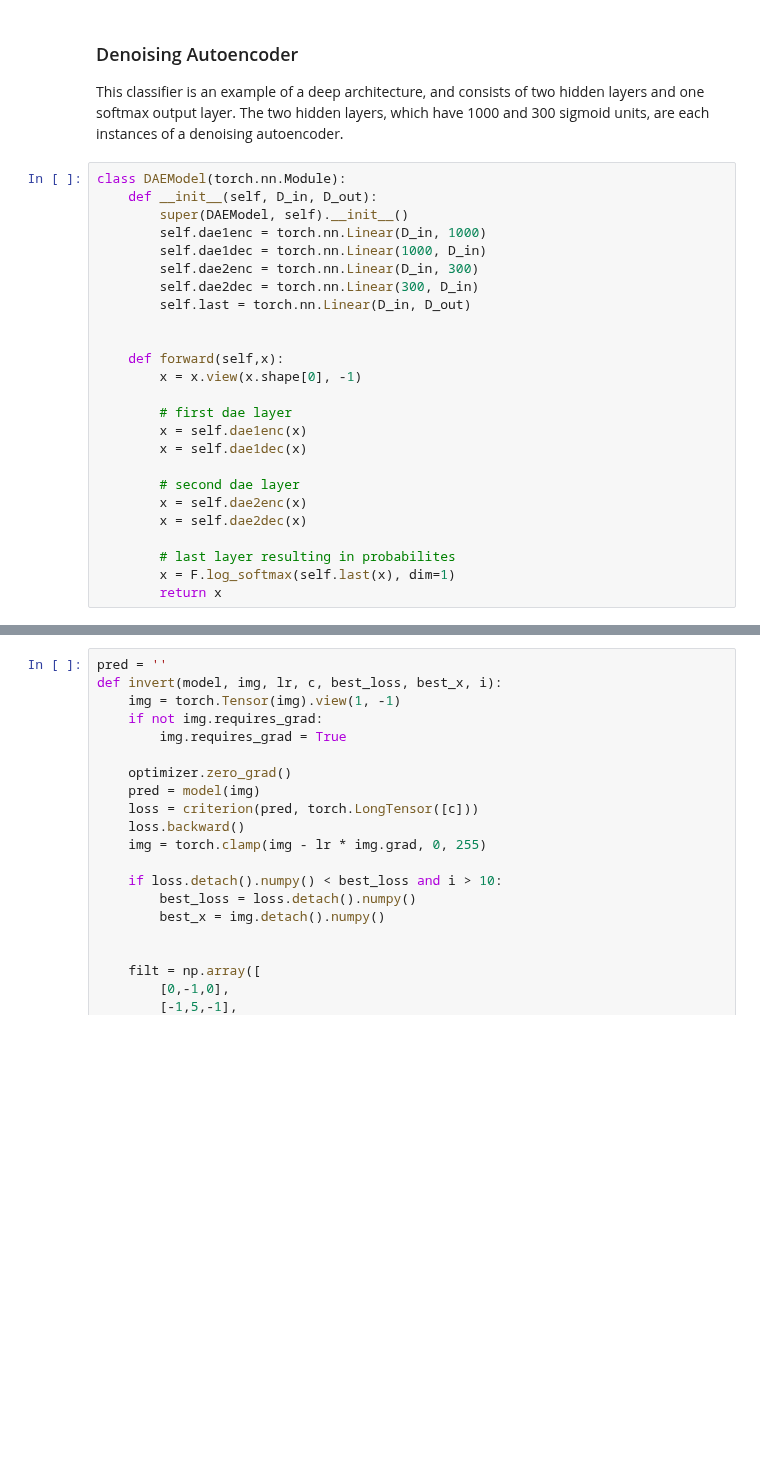
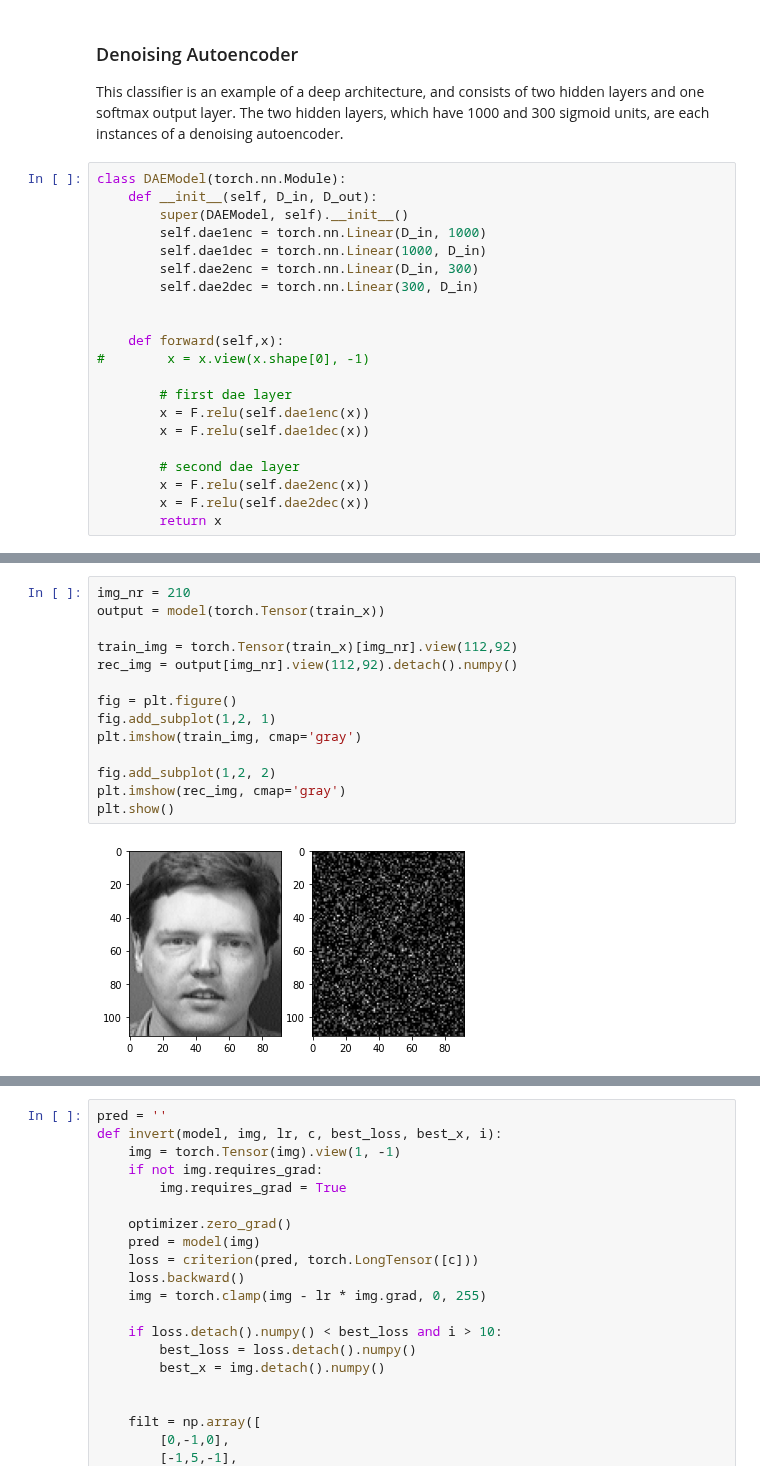
Before and after one commit to omgwenxx/machine_learning, a Jupyter notebook: assignment3/app/inversion.ipynb, the cells around one changed output, grey strips where cells are left out. Saved outputs shown, nothing was run; the diff lists cells and outputs as text; blank space fills up the shorter version.

```diff
--- a/assignment3/app/inversion.ipynb
+++ b/assignment3/app/inversion.ipynb
@@ -96,22 +98,18 @@ class DAEModel(torch.nn.Module):
         self.dae1dec = torch.nn.Linear(1000, D_in)
         self.dae2enc = torch.nn.Linear(D_in, 300)
         self.dae2dec = torch.nn.Linear(300, D_in)
-        self.last = torch.nn.Linear(D_in, D_out)
 
 
     def forward(self,x):
-        x = x.view(x.shape[0], -1)
+#        x = x.view(x.shape[0], -1)
 
         # first dae layer
-        x = self.dae1enc(x)
-        x = self.dae1dec(x)
+        x = F.relu(self.dae1enc(x))
+        x = F.relu(self.dae1dec(x))
 
         # second dae layer
-        x = self.dae2enc(x)
-        x = self.dae2dec(x)
-
-        # last layer resulting in probabilites
-        x = F.log_softmax(self.last(x), dim=1)
+        x = F.relu(self.dae2enc(x))
+        x = F.relu(self.dae2dec(x))
         return x
 # %%
 model = DAEModel(len(train_x[0]), len(classes))
@@ -128,0 +157,16 @@ for i in range(steps):
+# %%
+img_nr = 210
+output = model(torch.Tensor(train_x))
+
+train_img = torch.Tensor(train_x)[img_nr].view(112,92)
+rec_img = output[img_nr].view(112,92).detach().numpy()
+
+fig = plt.figure()
+fig.add_subplot(1,2, 1)
+plt.imshow(train_img, cmap='gray')
+
+fig.add_subplot(1,2, 2)
+plt.imshow(rec_img, cmap='gray')
+plt.show()
+# %% [output]
+[figure, added]
```
Also changed, not shown: parts of 4 cells of this notebook, 1 other file.
